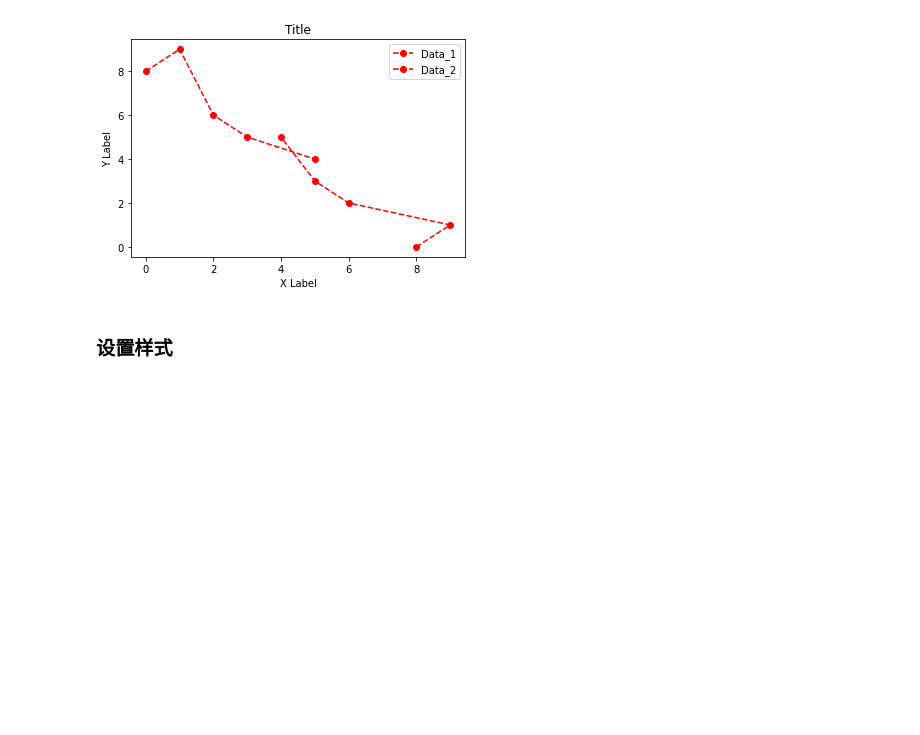
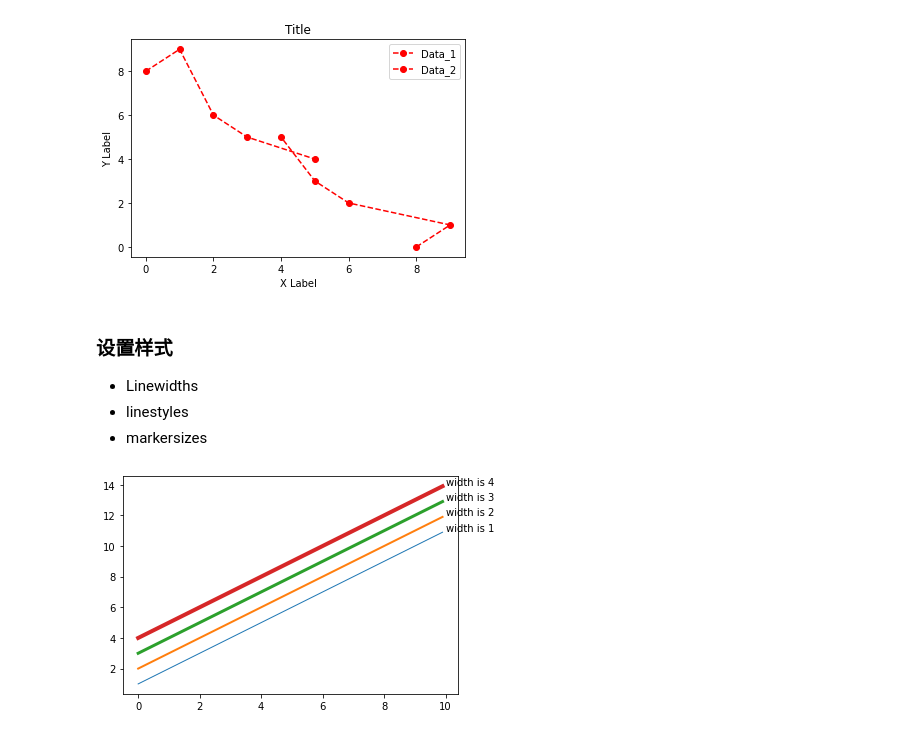
Before and after one commit to mtf0111/PythonDemo, a Jupyter notebook: demo_matplotlib.ipynb, the cells around one changed output. Saved outputs shown, nothing was run; the diff lists cells and outputs as text; code cells hidden in the pictures; blank space fills up the shorter version.

Commit message:
增加Linewidths linestyles markersizes

```diff
--- a/demo_matplotlib.ipynb
+++ b/demo_matplotlib.ipynb
@@ -62,3 +63,16 @@ plt.show()
 [figure]
 # %% [markdown]
 ### 设置样式
++ Linewidths
++ linestyles
++ markersizes
+# %%
+# Linewidths
+fig, ax = plt.subplots()
+x = np.arange(0,10,0.1)
+for width in range(1,5):
+    ax.plot(x,x+width,linewidth=width)
+    ax.text(x=10,y=10+width,s=f"width is {width}")
+plt.show()
+# %% [output]
+[figure, added]
```
Also changed, not shown: parts of 6 cells of this notebook.
